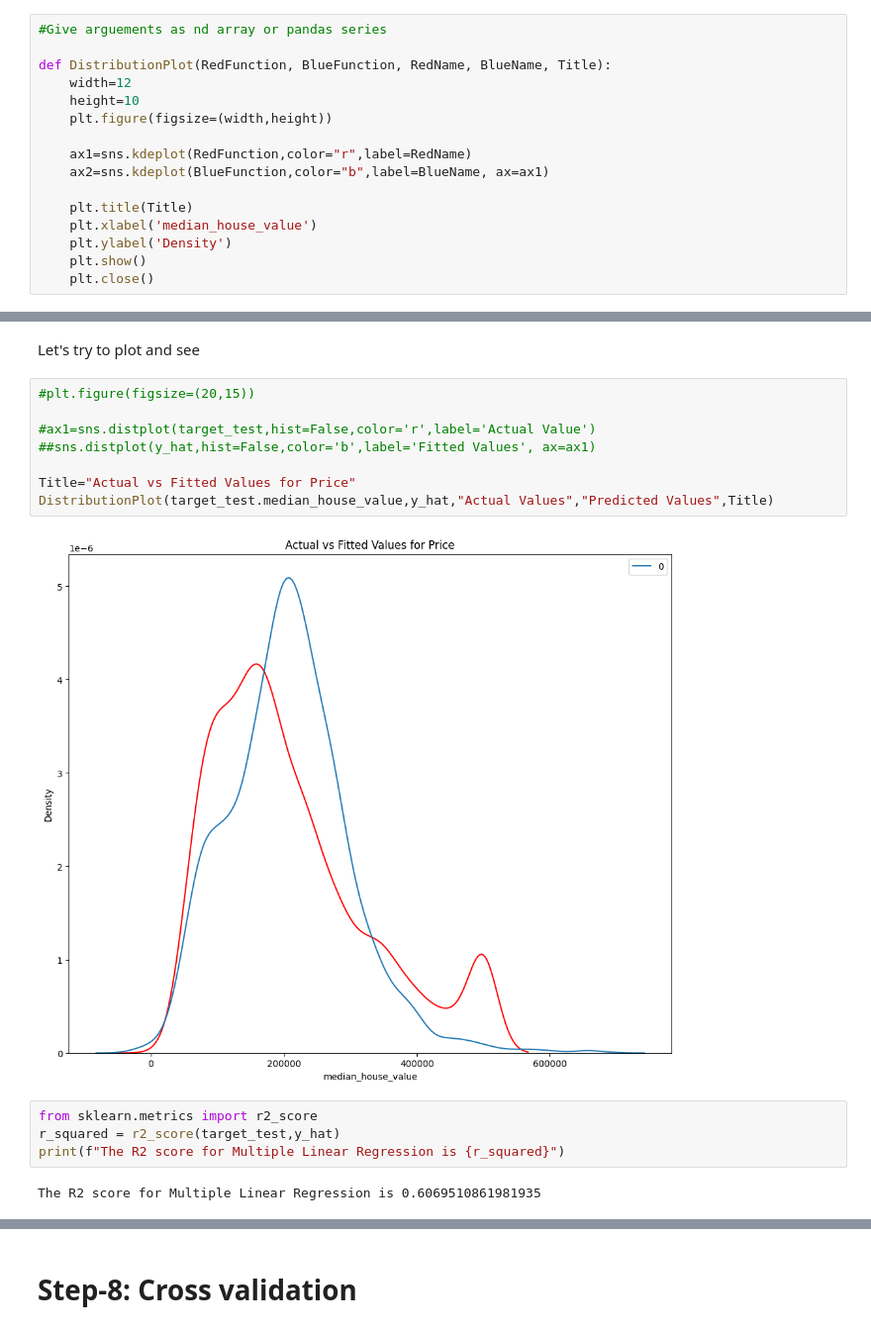
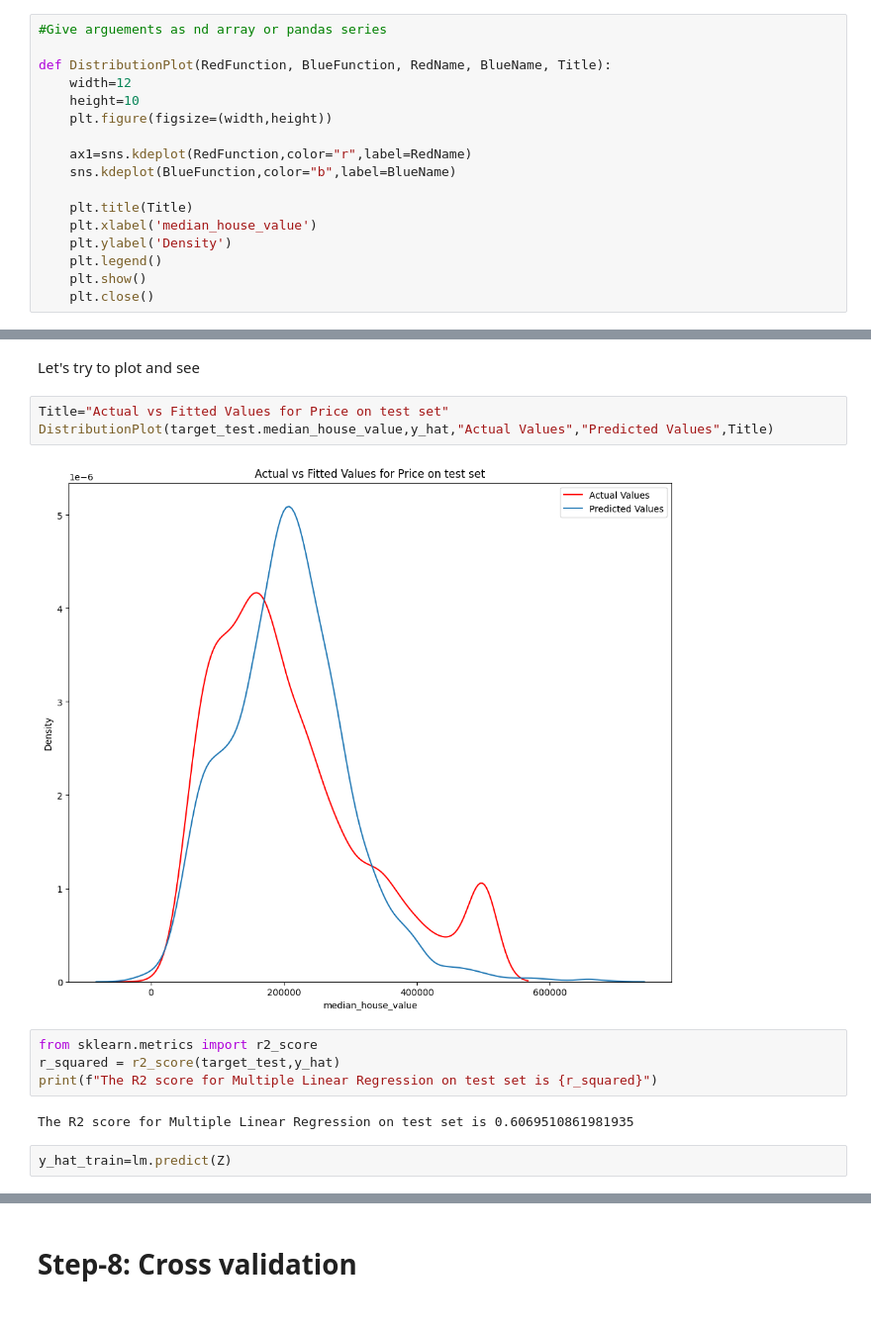
Before and after one commit to Nimish-nks/HousingProject, a Jupyter notebook: notebook/training.ipynb, the cells around one changed output, grey strips where cells are left out. Shown at 99% size. Saved outputs shown, nothing was run; the diff lists cells and outputs as text.

Commit message:
Training & Evaluation

```diff
--- a/notebook/training.ipynb
+++ b/notebook/training.ipynb
@@ -289,10 +289,11 @@ def DistributionPlot(RedFunction, BlueFunction, RedName, BlueName, Title):
     plt.figure(figsize=(width,height))
 
     ax1=sns.kdeplot(RedFunction,color="r",label=RedName)
-    ax2=sns.kdeplot(BlueFunction,color="b",label=BlueName, ax=ax1)
+    sns.kdeplot(BlueFunction,color="b",label=BlueName)
 
     plt.title(Title)
     plt.xlabel('median_house_value')
     plt.ylabel('Density')
+    plt.legend()
     plt.show()
     plt.close()
@@ -313,18 +326,15 @@ y_hat=lm.predict(test_df)
 # %% [markdown]
 Let's try to plot and see
 # %%
-#plt.figure(figsize=(20,15))
-
-#ax1=sns.distplot(target_test,hist=False,color='r',label='Actual Value')
-##sns.distplot(y_hat,hist=False,color='b',label='Fitted Values', ax=ax1)
-
-Title="Actual vs Fitted Values for Price"
+Title="Actual vs Fitted Values for Price on test set"
 DistributionPlot(target_test.median_house_value,y_hat,"Actual Values","Predicted Values",Title)
 # %% [output]
-[figure, old version]
+[figure, new version]
 # %%
 from sklearn.metrics import r2_score
 r_squared = r2_score(target_test,y_hat)
-print(f"The R2 score for Multiple Linear Regression is {r_squared}")
+print(f"The R2 score for Multiple Linear Regression on test set is {r_squared}")
 # %% [output]
-The R2 score for Multiple Linear Regression is 0.6069510861981935
+The R2 score for Multiple Linear Regression on test set is 0.6069510861981935
+# %%
+y_hat_train=lm.predict(Z)
```
Also changed, not shown: parts of 10 cells of this notebook.
